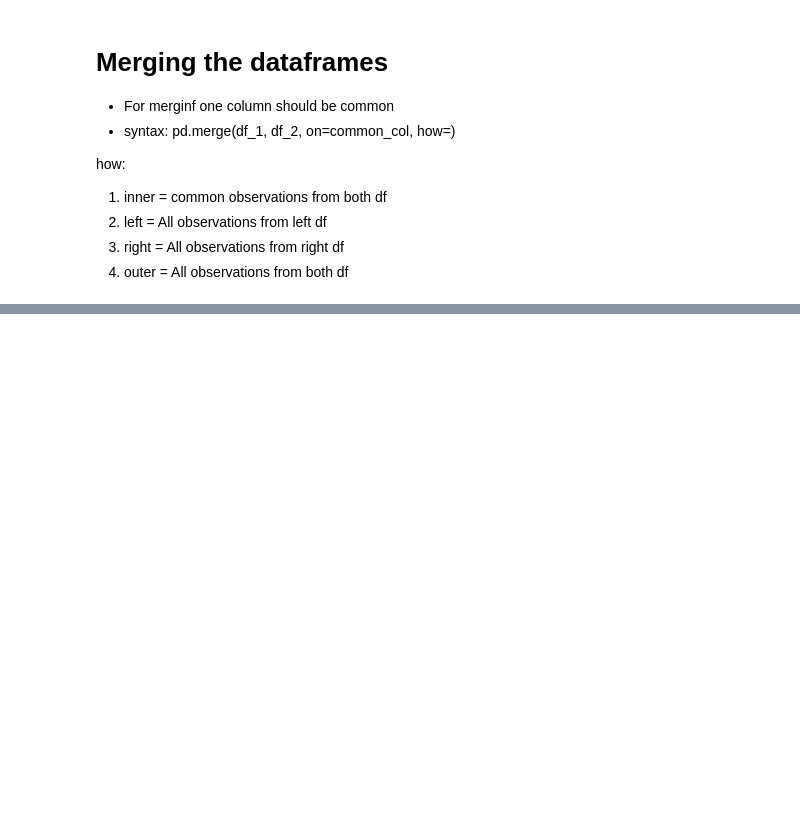
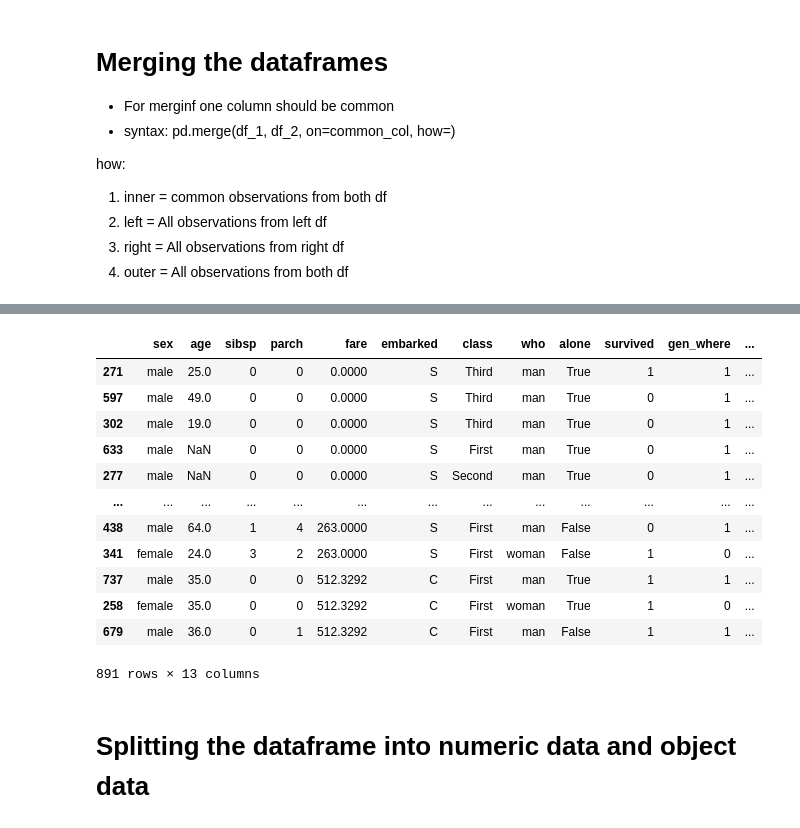
Before and after one commit to iampawankc/NLP, a Jupyter notebook: Libraries/pandas_df.ipynb, the cells around one changed output, grey strips where cells are left out. Cells and saved outputs as stored; diff of their text form; code cells hidden in the pictures; blank space fills up the shorter version.

```diff
--- a/Libraries/pandas_df.ipynb
+++ b/Libraries/pandas_df.ipynb
@@ -929,0 +1129,2 @@ how:
+# %%
+ti_ds['clip_age'] = ti_ds.age.clip(5, 60)
@@ -929,0 +1148,18 @@ how:
+# %%
+ti_ds.sort_values(by='fare')
+# %% [output]
+|  | sex | age | sibsp | parch | fare | embarked | class | who | alone | survived | gen_where | ... |
+| 271 | male | 25.0 | 0 | 0 | 0.0000 | S | Third | man | True | 1 | 1 | ... |
+| 597 | male | 49.0 | 0 | 0 | 0.0000 | S | Third | man | True | 0 | 1 | ... |
+| 302 | male | 19.0 | 0 | 0 | 0.0000 | S | Third | man | True | 0 | 1 | ... |
+| 633 | male | NaN | 0 | 0 | 0.0000 | S | First | man | True | 0 | 1 | ... |
+| 277 | male | NaN | 0 | 0 | 0.0000 | S | Second | man | True | 0 | 1 | ... |
+| ... | ... | ... | ... | ... | ... | ... | ... | ... | ... | ... | ... | ... |
+| 438 | male | 64.0 | 1 | 4 | 263.0000 | S | First | man | False | 0 | 1 | ... |
+| 341 | female | 24.0 | 3 | 2 | 263.0000 | S | First | woman | False | 1 | 0 | ... |
+| 737 | male | 35.0 | 0 | 0 | 512.3292 | C | First | man | True | 1 | 1 | ... |
+| 258 | female | 35.0 | 0 | 0 | 512.3292 | C | First | woman | True | 1 | 0 | ... |
+| 679 | male | 36.0 | 0 | 1 | 512.3292 | C | First | man | False | 1 | 1 | ... |
+891 rows × 13 columns
+# %% [markdown]
+# Splitting the dataframe into numeric data and object data
```
Also changed, not shown: parts of 32 cells of this notebook.
